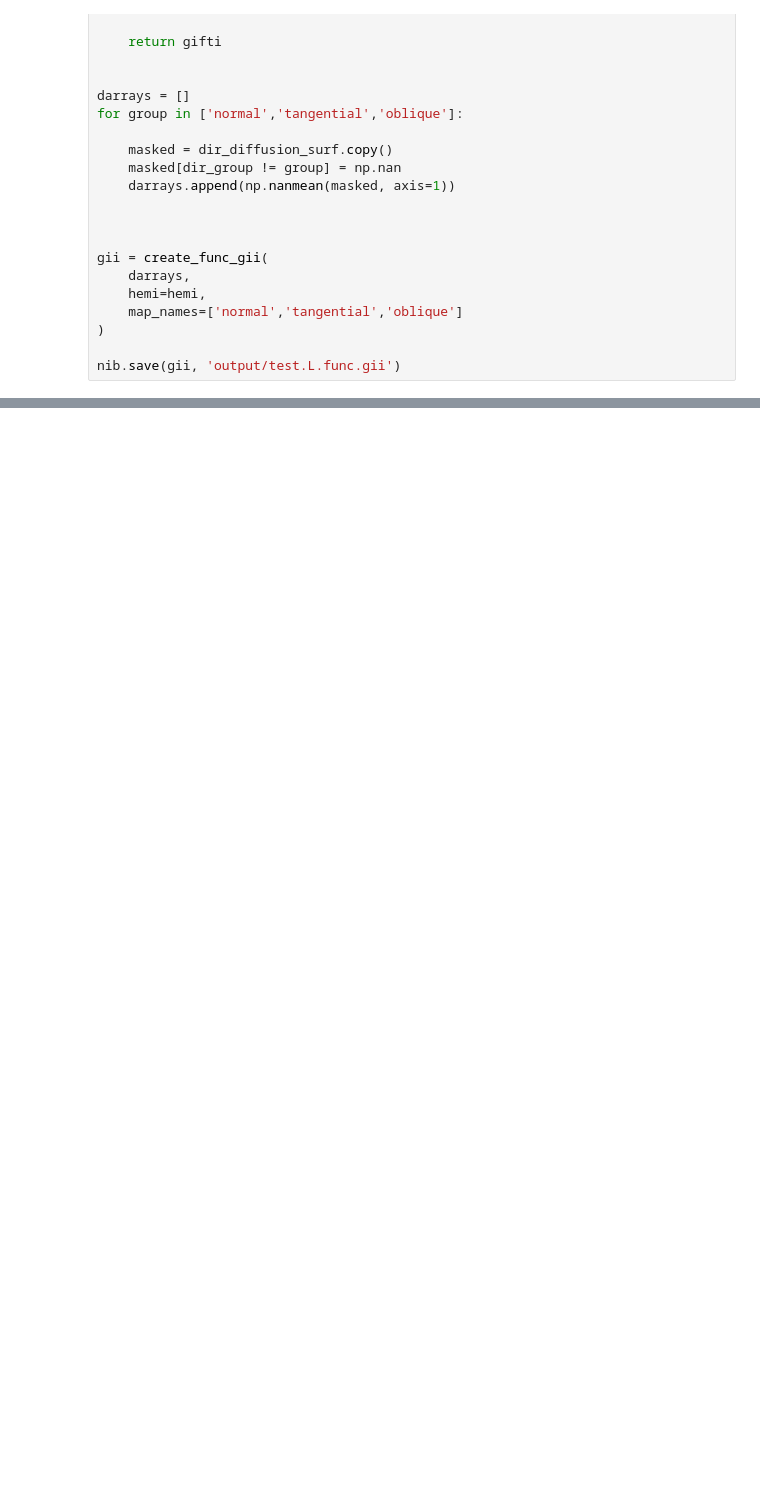
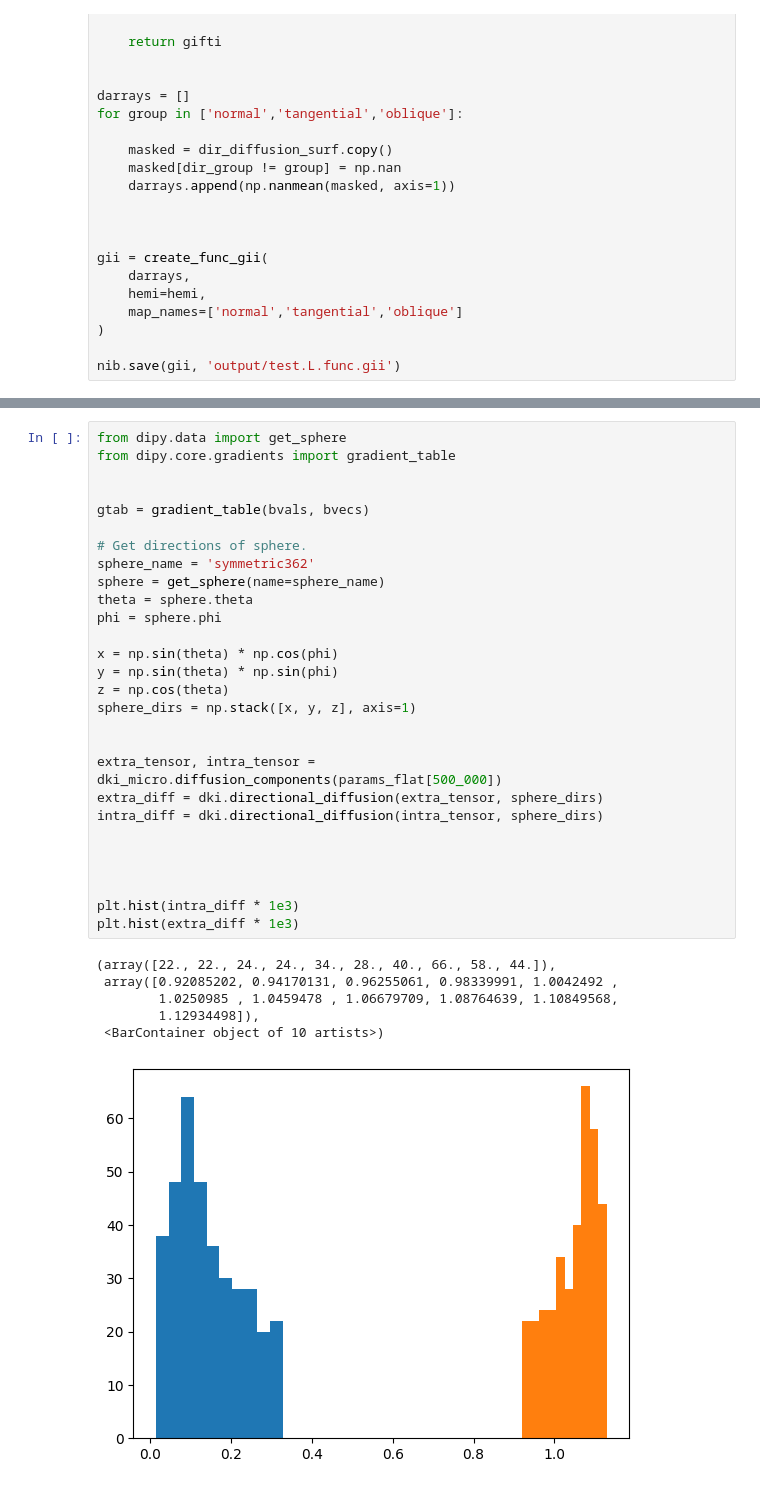
Before and after one commit to JonahKember/hippocampus_dMRI, a Jupyter notebook: testing.ipynb, the cells around one changed output, grey strips where cells are left out. Saved outputs shown, nothing was run; the diff lists cells and outputs as text; blank space fills up the shorter version.

```diff
--- a/testing.ipynb
+++ b/testing.ipynb
@@ -760,0 +816,35 @@ array([ 0.        , -0.44444444, -0.88888889, -1.33333333, -1.77777778,
+# %%
+from dipy.data import get_sphere
+from dipy.core.gradients import gradient_table
+
+
+gtab = gradient_table(bvals, bvecs)
+
+# Get directions of sphere.
+sphere_name = 'symmetric362'
+sphere = get_sphere(name=sphere_name)
+theta = sphere.theta
+phi = sphere.phi
+
+x = np.sin(theta) * np.cos(phi)
+y = np.sin(theta) * np.sin(phi)
+z = np.cos(theta)
+sphere_dirs = np.stack([x, y, z], axis=1)
+
+
+extra_tensor, intra_tensor = dki_micro.diffusion_components(params_flat[500_000])
+extra_diff = dki.directional_diffusion(extra_tensor, sphere_dirs)
+intra_diff = dki.directional_diffusion(intra_tensor, sphere_dirs)
+
+
+
+
+plt.hist(intra_diff * 1e3)
+plt.hist(extra_diff * 1e3)
+# %% [output]
+(array([22., 22., 24., 24., 34., 28., 40., 66., 58., 44.]),
+ array([0.92085202, 0.94170131, 0.96255061, 0.98339991, 1.0042492 ,
+        1.0250985 , 1.0459478 , 1.06679709, 1.08764639, 1.10849568,
+        1.12934498]),
+ <BarContainer object of 10 artists>)
+[figure, added]
```
Also changed, not shown: parts of 6 cells of this notebook, 8 other files.
